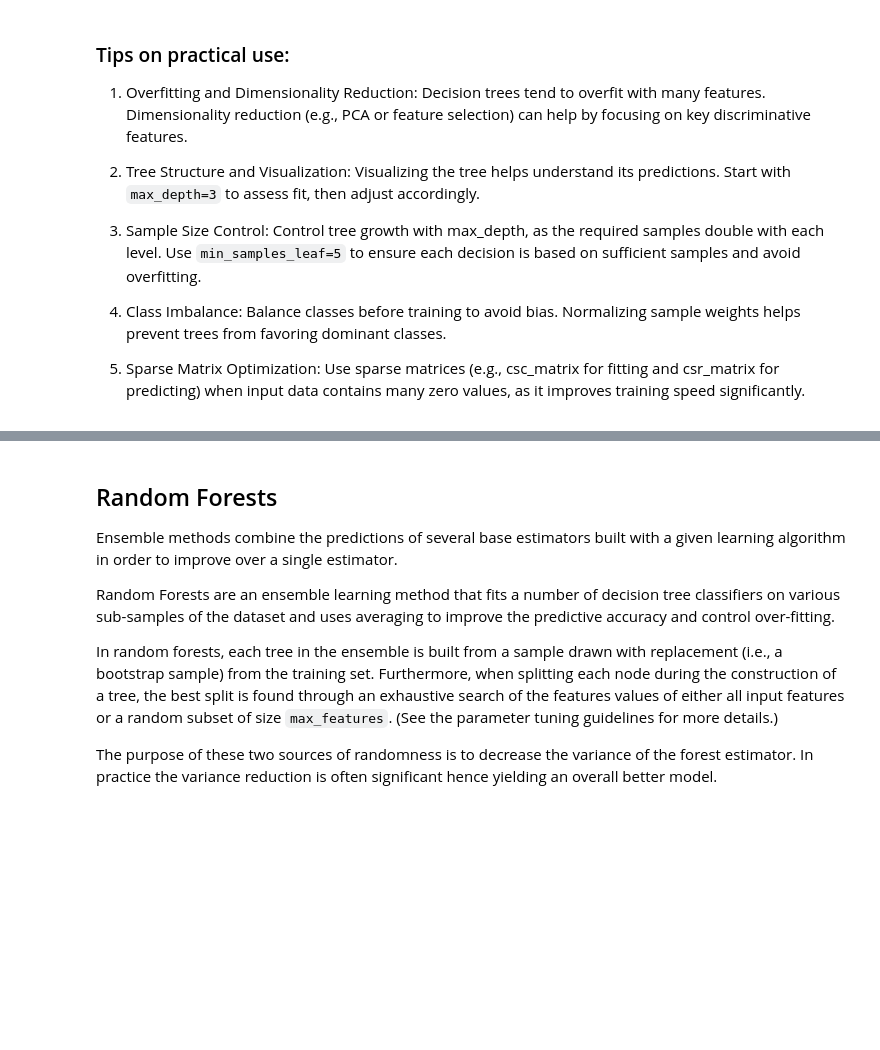
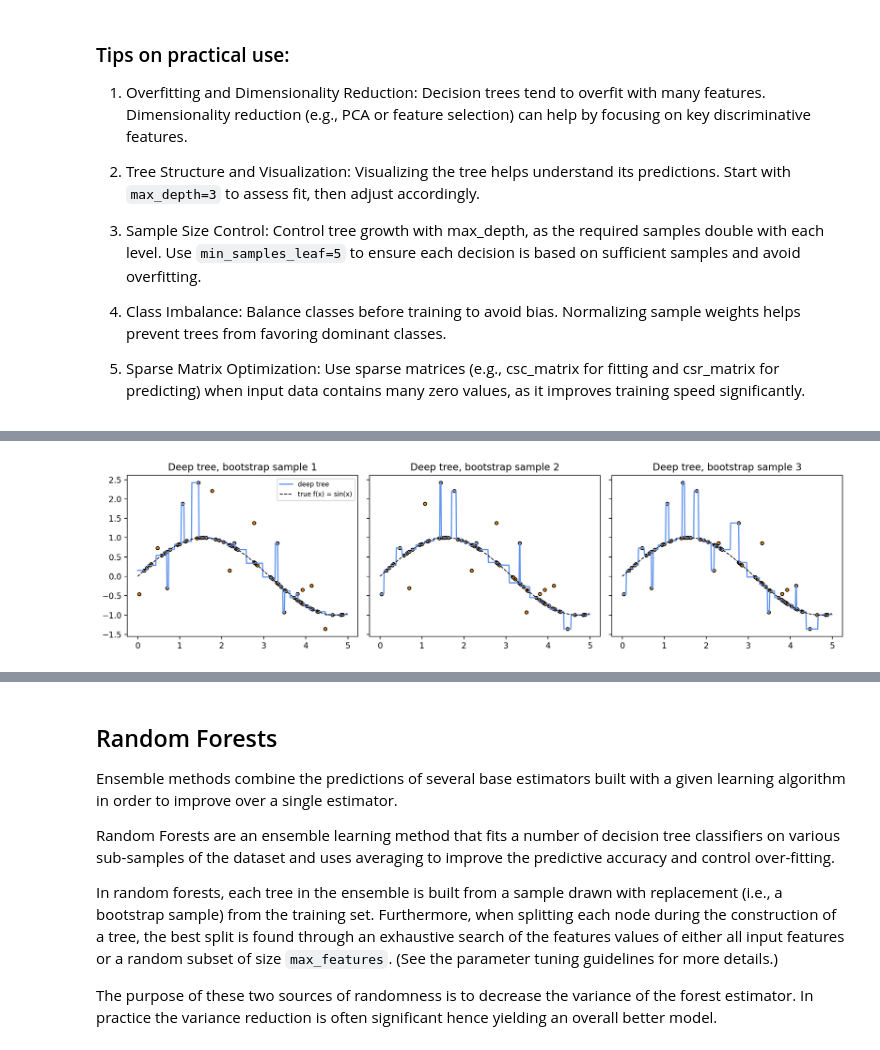
Before and after one commit to joelreyesm/ECON-524-Big-Data-Econometrics, a Jupyter notebook: lab/W5_DecisionTree.ipynb, the cells around one changed output, grey strips where cells are left out. Drawn from its saved outputs; the diff is of its cells as text; code cells hidden in the pictures; blank space fills up the shorter version.

```diff
--- a/lab/W5_DecisionTree.ipynb
+++ b/lab/W5_DecisionTree.ipynb
@@ -198,0 +223,22 @@ Note: you may need to restart the kernel to use updated packages.
+# %%
+# Same sine data as at the top of the notebook (new names, so X and y used below are not overwritten)
+rng_e = np.random.default_rng(42)
+X_sin = np.sort(5 * rng_e.random(80), axis=0).reshape(-1, 1)
+y_sin = np.sin(X_sin).ravel()
+y_sin[::5] += 3 * (0.5 - rng_e.random(16))
+X_grid = np.arange(0.0, 5.0, 0.01)[:, np.newaxis]
+
+# Fit a deep (unpruned) tree on 3 bootstrap samples: resample the 80 rows WITH replacement
+fig, ax = plt.subplots(1, 3, figsize=(13, 3.5), sharey=True)
+for k in range(3):
+    idx = rng_e.integers(0, len(y_sin), len(y_sin))
+    tree_k = DecisionTreeRegressor(random_state=0).fit(X_sin[idx], y_sin[idx])
+    ax[k].scatter(X_sin, y_sin, s=15, c="darkorange", edgecolor="black")
+    ax[k].plot(X_grid, tree_k.predict(X_grid), color="cornflowerblue", label="deep tree")
+    ax[k].plot(X_grid, np.sin(X_grid), "k--", lw=1, label="true f(x) = sin(x)")
+    ax[k].set_title(f"Deep tree, bootstrap sample {k + 1}")
+ax[0].legend(fontsize=8)
+plt.tight_layout()
+plt.show()
+# %% [output]
+[figure, added]
```
Also changed, not shown: parts of 19 cells of this notebook, 1 other file.
